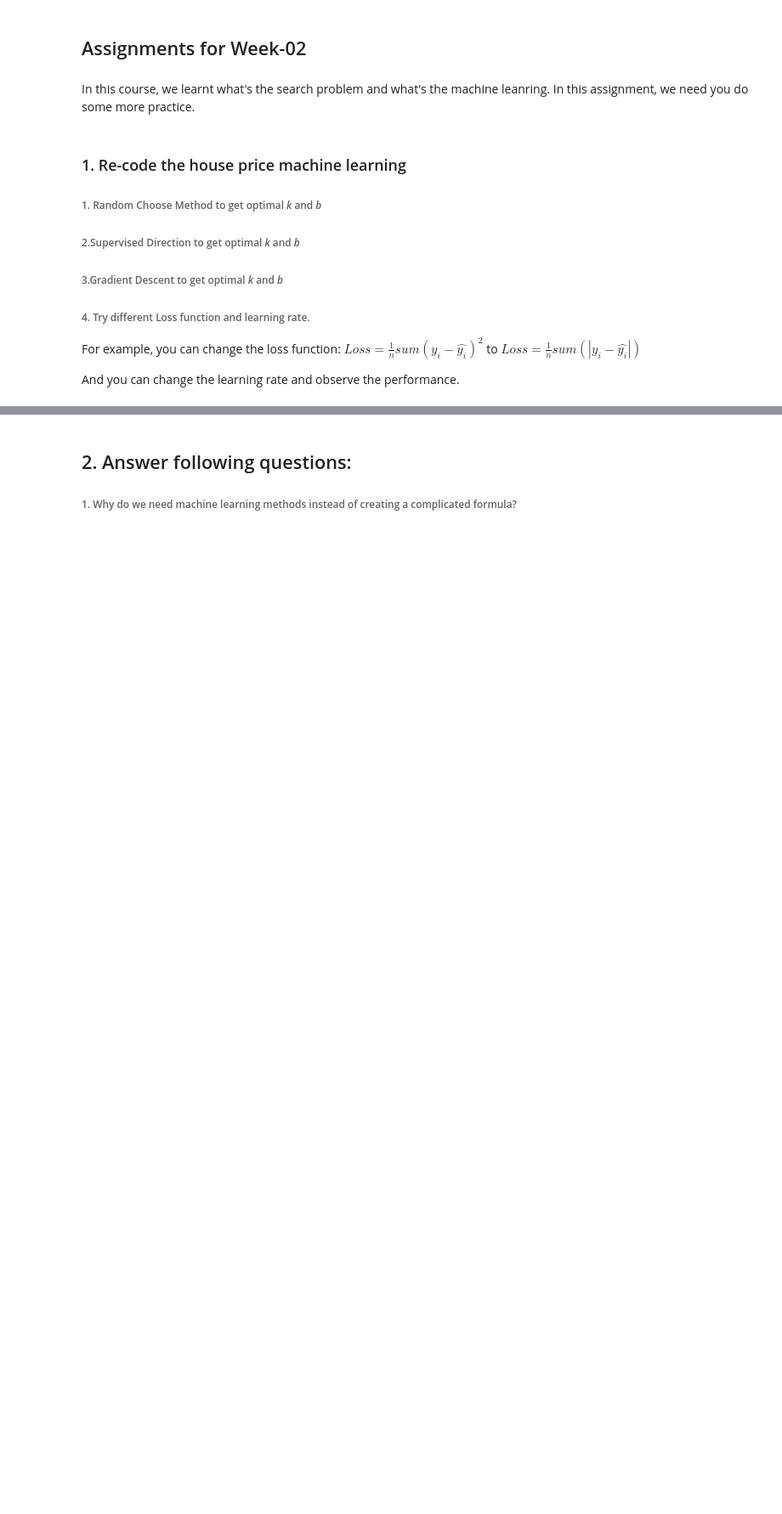
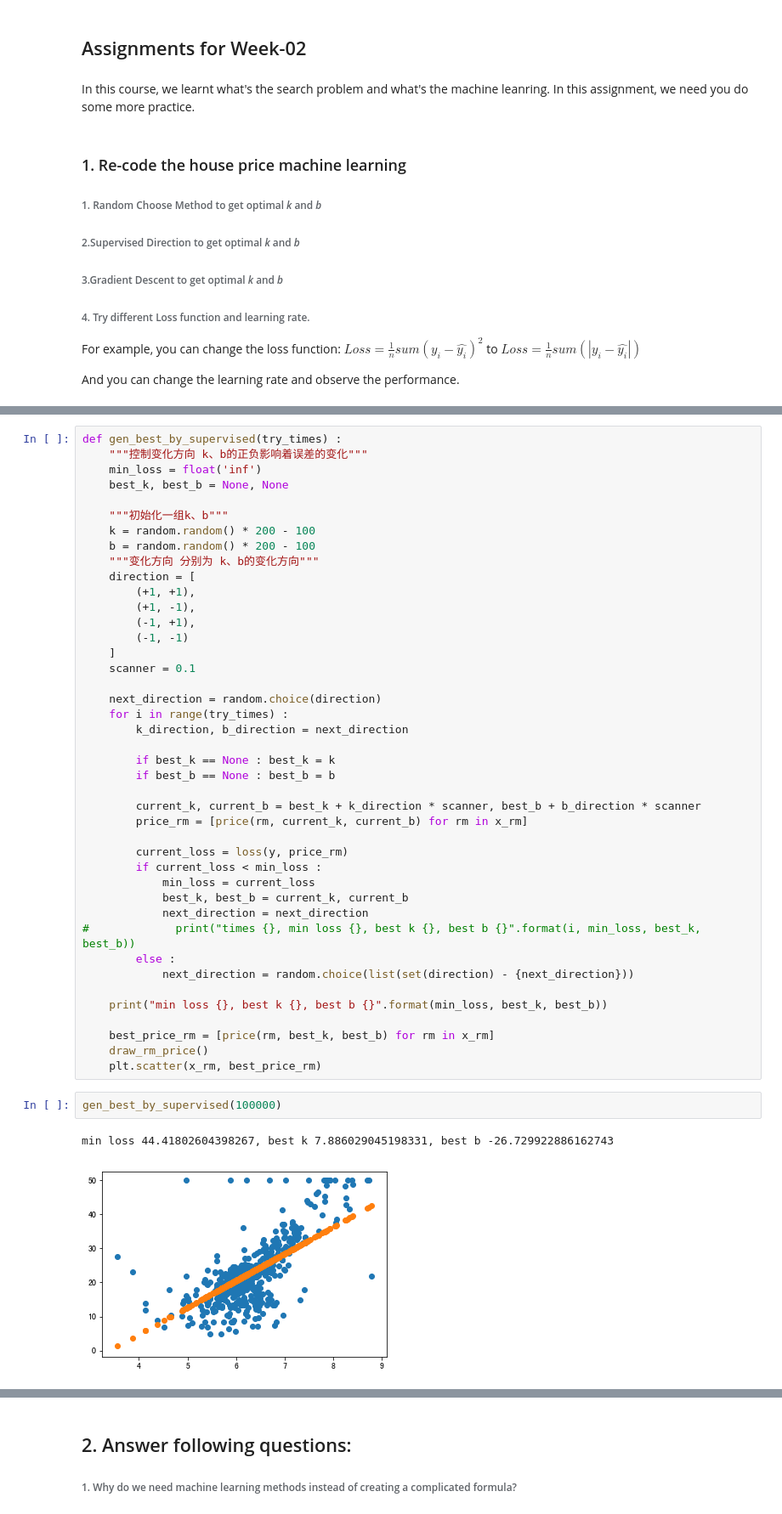
Before and after one commit to yueraiyu/nlp_lessons, a Jupyter notebook: com/yeay/lessons2/code/Assignment-02.ipynb, the cells around one changed output, grey strips where cells are left out. Shown at 85% size. Drawn from its saved outputs; the diff is of its cells as text; blank space fills up the shorter version.

```diff
--- a/com/yeay/lessons2/code/Assignment-02.ipynb
+++ b/com/yeay/lessons2/code/Assignment-02.ipynb
@@ -15,0 +66,47 @@ And you can change the learning rate and observe the performance.
+# %%
+def gen_best_by_supervised(try_times) :
+    """控制变化方向 k、b的正负影响着误差的变化"""
+    min_loss = float('inf')
+    best_k, best_b = None, None
+
+    """初始化一组k、b"""
+    k = random.random() * 200 - 100
+    b = random.random() * 200 - 100
+    """变化方向 分别为 k、b的变化方向"""
+    direction = [
+        (+1, +1),
+        (+1, -1),
+        (-1, +1),
+        (-1, -1)
+    ]
+    scanner = 0.1
+
+    next_direction = random.choice(direction)
+    for i in range(try_times) :
+        k_direction, b_direction = next_direction
+
+        if best_k == None : best_k = k
+        if best_b == None : best_b = b
+
+        current_k, current_b = best_k + k_direction * scanner, best_b + b_direction * scanner
+        price_rm = [price(rm, current_k, current_b) for rm in x_rm]
+
+        current_loss = loss(y, price_rm)
+        if current_loss < min_loss :
+            min_loss = current_loss
+            best_k, best_b = current_k, current_b
+            next_direction = next_direction
+#             print("times {}, min loss {}, best k {}, best b {}".format(i, min_loss, best_k, best_b))
+        else :
+            next_direction = random.choice(list(set(direction) - {next_direction}))
+
+    print("min loss {}, best k {}, best b {}".format(min_loss, best_k, best_b))
+
+    best_price_rm = [price(rm, best_k, best_b) for rm in x_rm]
+    draw_rm_price()
+    plt.scatter(x_rm, best_price_rm)
+# %%
+gen_best_by_supervised(100000)
+# %% [output]
+min loss 44.41802604398267, best k 7.886029045198331, best b -26.729922886162743
+[figure, added]
```
Also changed, not shown: parts of 27 cells of this notebook, 1 other file.
